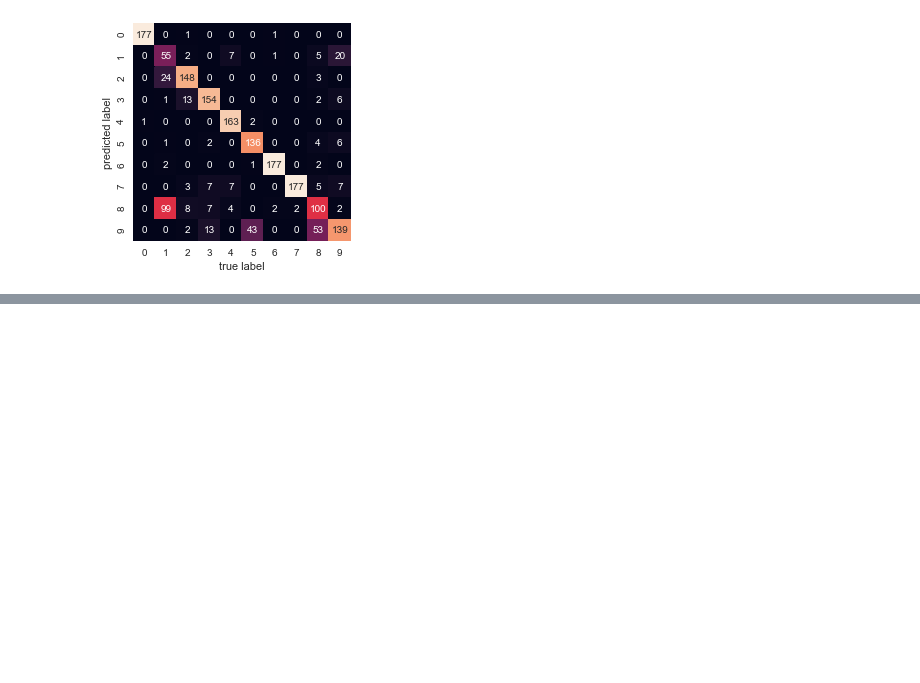
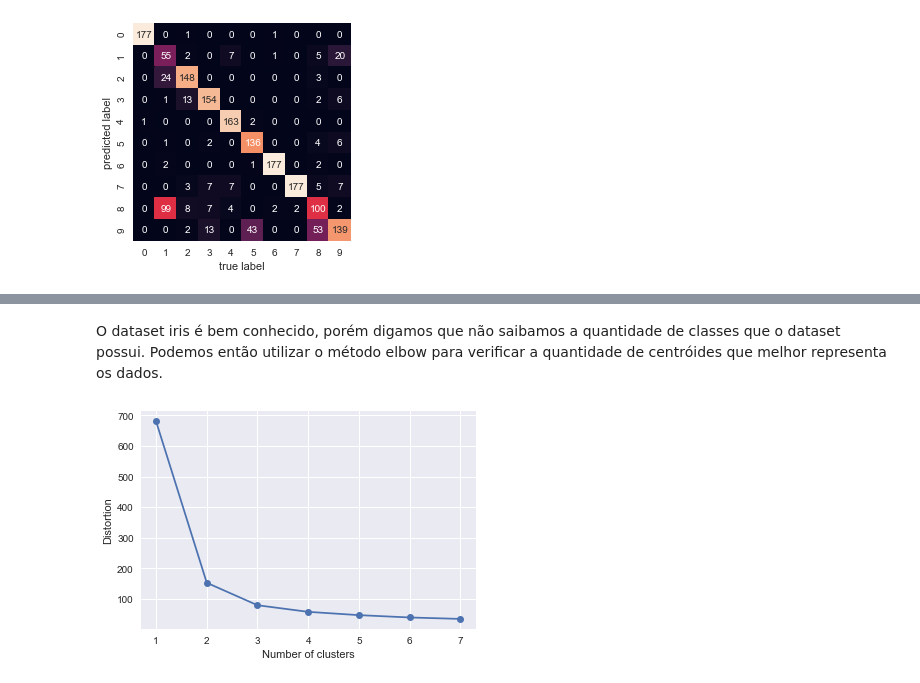
Before and after one commit to rdemarqui/data_science_basico, a Jupyter notebook: Python/05 Scikit-learn/06.03 k-means - Exemplos.ipynb, the cells around one changed output, grey strips where cells are left out. Cells and saved outputs as stored; diff of their text form; code cells hidden in the pictures; blank space fills up the shorter version.

```diff
--- a/Python/05 Scikit-learn/06.03 k-means - Exemplos.ipynb
+++ b/Python/05 Scikit-learn/06.03 k-means - Exemplos.ipynb
@@ -267,0 +296,6 @@ plt.ylabel('predicted label');
+# %%
+# Instanciando e verificando as primeira linnhas
+iris = load_iris()
+
+iris_data = pd.DataFrame(iris.data)
+iris_data.head()
@@ -267,0 +309,16 @@ plt.ylabel('predicted label');
+# %% [markdown]
+O dataset iris é bem conhecido, porém digamos que não saibamos a quantidade de classes que o dataset possui. Podemos então utilizar o método elbow para verificar a quantidade de centróides que melhor representa os dados.
+# %%
+distortions_iris = []
+
+for i in range(1, 8):
+    kmeans_iris = KMeans(n_clusters=i, random_state=0)
+    kmeans_iris.fit(iris_data)
+    distortions_iris.append(kmeans_iris.inertia_)
+
+plt.plot(range(1, 8), distortions_iris, marker='o')
+plt.xlabel('Number of clusters')
+plt.ylabel('Distortion')
+plt.show()
+# %% [output]
+[figure, added]
```
Also changed, not shown: parts of 11 cells of this notebook, 2 other files.
